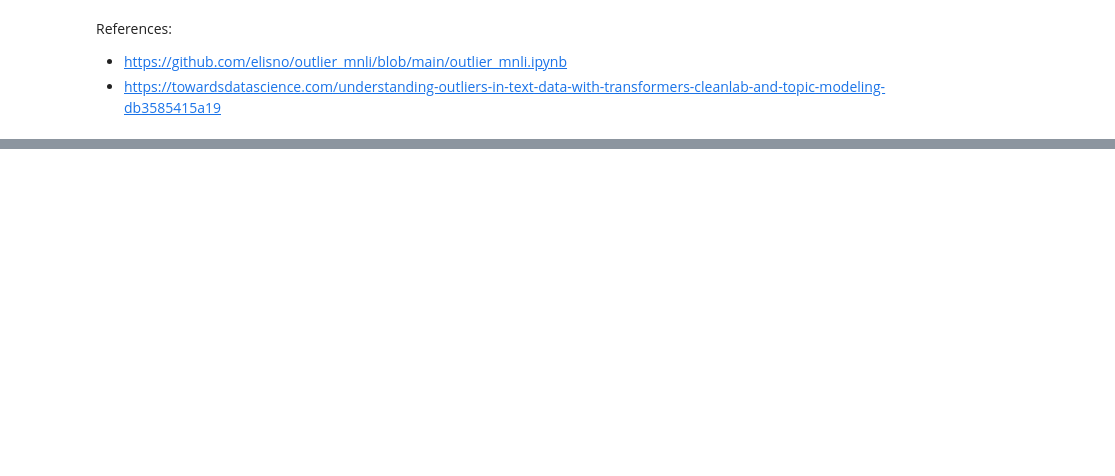
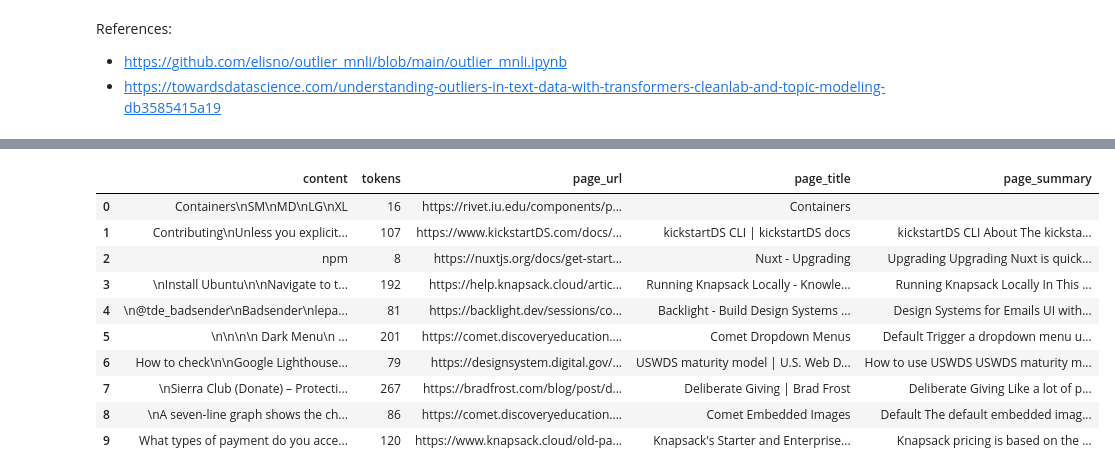
Before and after one commit to kickstartDS/concierge, a Jupyter notebook: notebooks/cleanup-data.ipynb, the cells around one changed output, grey strips where cells are left out. Drawn from its saved outputs; the diff is of its cells as text; code cells hidden in the pictures; blank space fills up the shorter version.

```diff
--- a/notebooks/cleanup-data.ipynb
+++ b/notebooks/cleanup-data.ipynb
@@ -79,3 +142,18 @@ plt.axvline(threshold, color='r', linestyle='--')
+# %%
+df_rest = pd.DataFrame.from_records(pd.json_normalize(np.random.choice(rest_sections, 10), sep='_'))
+df_rest.head(10)
+# %% [output]
+|  | content | tokens | page_url | page_title | page_summary |
+| 0 | Containers\nSM\nMD\nLG\nXL | 16 | https://rivet.iu.edu/components/p... | Containers |  |
+| 1 | Contributing\nUnless you explicit... | 107 | https://www.kickstartDS.com/docs/... | kickstartDS CLI | kickstartDS docs | kickstartDS CLI About The kicksta... |
+| 2 | npm | 8 | https://nuxtjs.org/docs/get-start... | Nuxt - Upgrading | Upgrading Upgrading Nuxt is quick... |
+| 3 | \nInstall Ubuntu\n\nNavigate to t... | 192 | https://help.knapsack.cloud/artic... | Running Knapsack Locally - Knowle... | Running Knapsack Locally In This ... |
+| 4 | \n@tde_badsender\nBadsender\nlepa... | 81 | https://backlight.dev/sessions/co... | Backlight - Build Design Systems ... | Design Systems for Emails UI with... |
+| 5 | \n\n\n\n Dark Menu\n ... | 201 | https://comet.discoveryeducation.... | Comet Dropdown Menus | Default Trigger a dropdown menu u... |
+| 6 | How to check\n\nGoogle Lighthouse... | 79 | https://designsystem.digital.gov/... | USWDS maturity model | U.S. Web D... | How to use USWDS USWDS maturity m... |
+| 7 | \nSierra Club (Donate) – Protecti... | 267 | https://bradfrost.com/blog/post/d... | Deliberate Giving | Brad Frost | Deliberate Giving Like a lot of p... |
+| 8 | \nA seven-line graph shows the ch... | 86 | https://comet.discoveryeducation.... | Comet Embedded Images | Default The default embedded imag... |
+| 9 | What types of payment do you acce... | 120 | https://www.knapsack.cloud/old-pa... | Knapsack's Starter and Enterprise... | Knapsack pricing is based on the ... |
 # %%
 sorted_ids = train_outlier_scores.argsort()
 outlier_scores = train_outlier_scores[sorted_ids]
```
Also changed, not shown: parts of 12 cells of this notebook, 4 other files.
